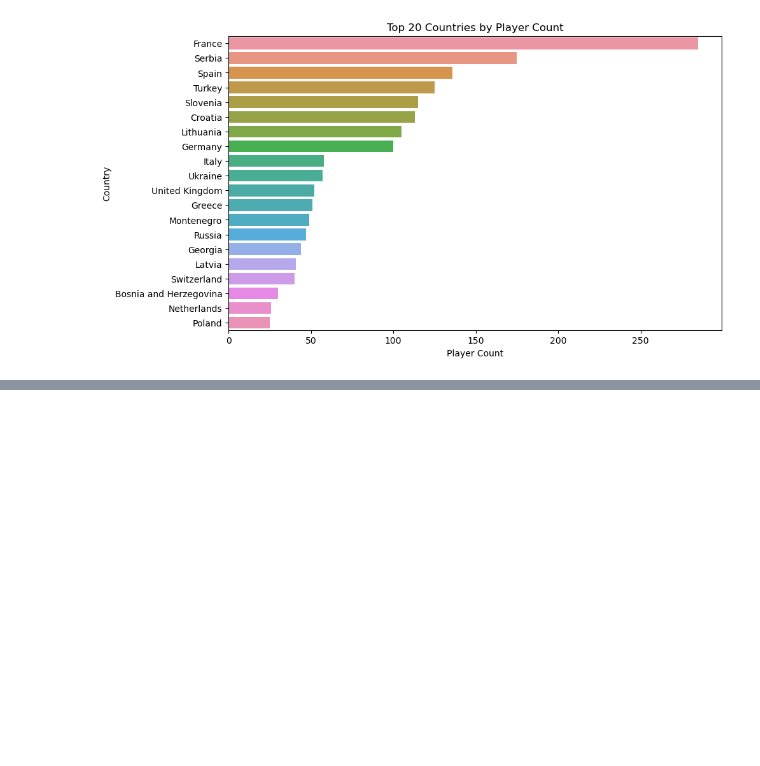
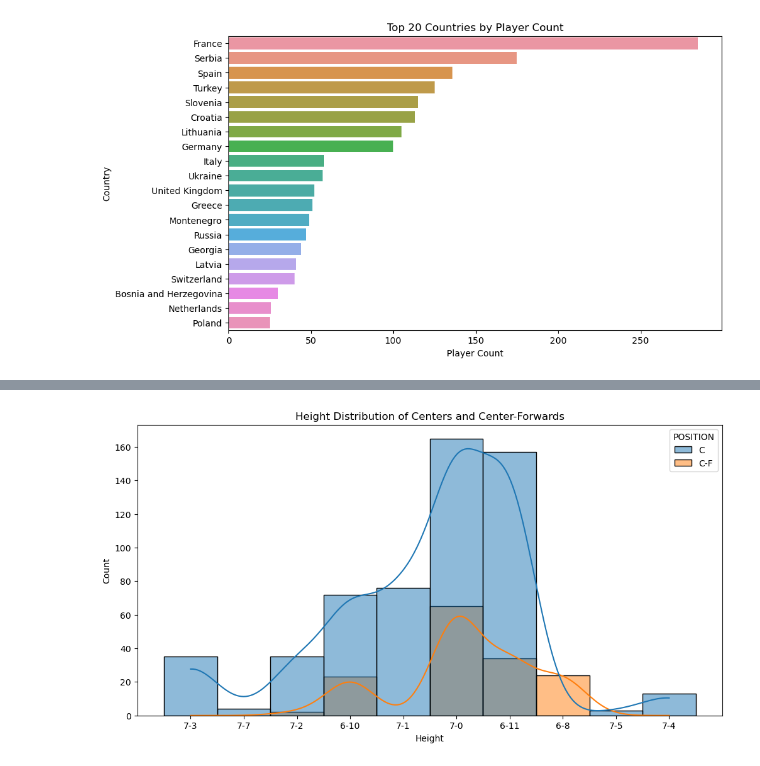
Before and after one commit to NEAT-Scouting-Data-Analytics/NEAT-Scouting-Data-Analytics, a Jupyter notebook: Merged_nba_stats_allen.ipynb, the cells around one changed output, grey strips where cells are left out. Drawn from its saved outputs; the diff is of its cells as text; code cells hidden in the pictures; blank space fills up the shorter version.

```diff
--- a/Merged_nba_stats_allen.ipynb
+++ b/Merged_nba_stats_allen.ipynb
@@ -280,0 +235,21 @@ TypeError: sort_values() missing 1 required positional argument: 'by'
+# %%
+# Filter data for players with positions 'C' and 'C-F'
+center_data = europe_df[europe_df['POSITION'].isin(['C', 'C-F'])]
+
+# Comparison of Performance Metrics
+# plt.figure(figsize=(12, 8))
+# sns.boxplot(data=center_data, x='POSITION', y='PTS', showmeans=True)
+# plt.title('Comparison of Points per Game between Centers and Center-Forwards')
+# plt.xlabel('Position')
+# plt.ylabel('Points per Game')
+# plt.show()
+
+# Height and Weight Distribution
+plt.figure(figsize=(12, 6))
+sns.histplot(data=center_data, x='HEIGHT', hue='POSITION', bins=20, kde=True)
+plt.title('Height Distribution of Centers and Center-Forwards')
+plt.xlabel('Height')
+plt.ylabel('Count')
+plt.show()
+# %% [output]
+[figure, added]
```
Also changed, not shown: parts of 49 cells of this notebook.
